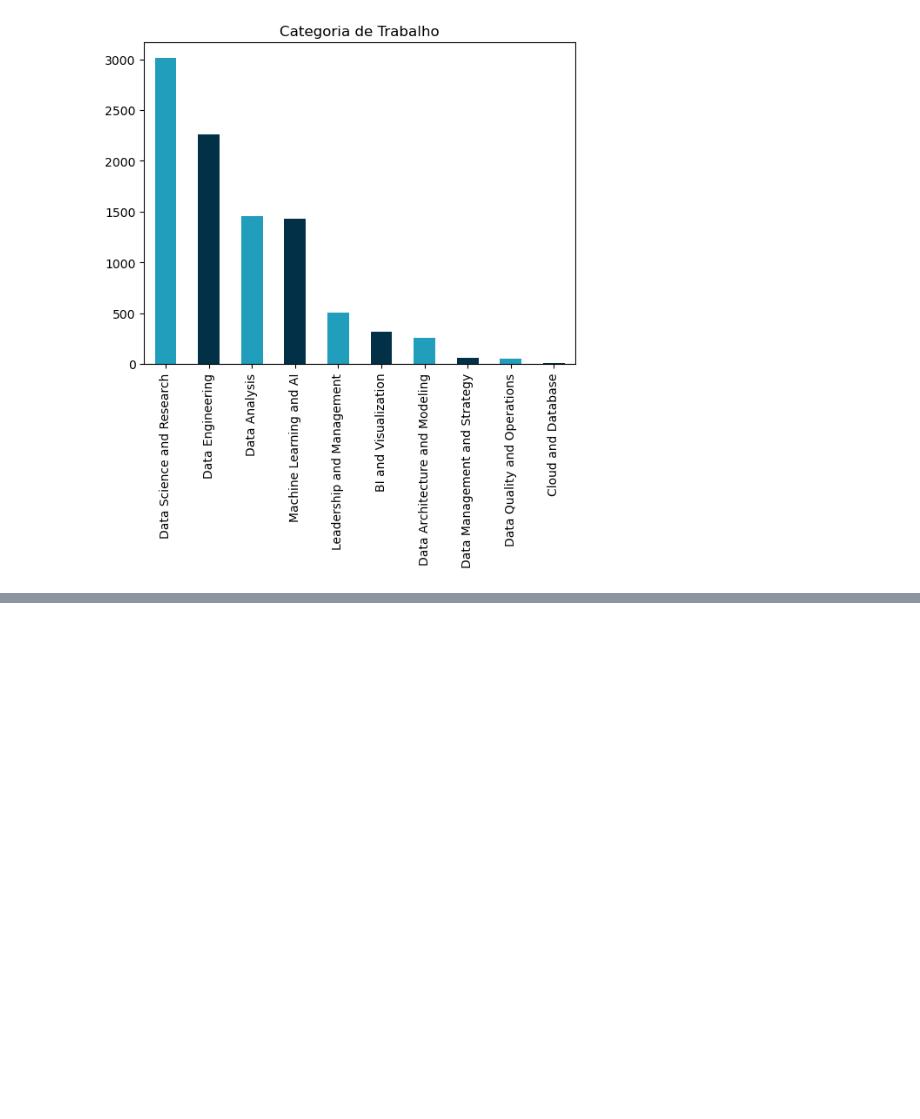
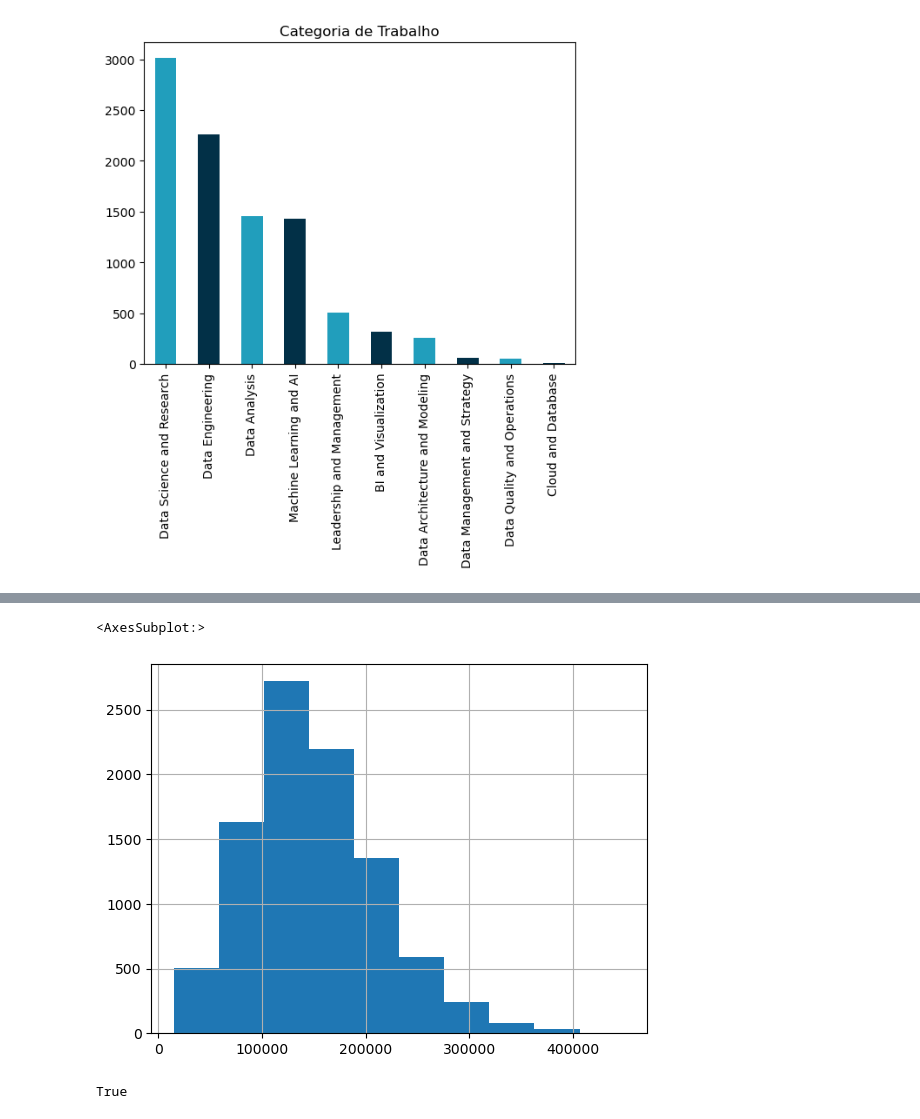
Before and after one commit to pedroohsilva/diferenca-salarial-analistas-e-cientistas-de-dados, a Jupyter notebook: Análise Exploratória de Dados/Análise Exploratória de Dados.ipynb, the cells around one changed output, grey strips where cells are left out. Drawn from its saved outputs; the diff is of its cells as text; code cells hidden in the pictures; blank space fills up the shorter version.

```diff
--- a/Análise Exploratória de Dados/Análise Exploratória de Dados.ipynb
+++ b/Análise Exploratória de Dados/Análise Exploratória de Dados.ipynb
@@ -210,0 +234,11 @@ df.job_category.value_counts().plot(kind='bar', title='Categoria de Trabalho', c
+# %%
+# Analisando a distribuição salarial em dólares (USD)
+df["salary_in_usd"].hist()
+# %% [output]
+<AxesSubplot:>
+[figure, added]
+# %%
+# Verificando linhas duplicadas
+df.duplicated().any()
+# %% [output]
+True
```
Also changed, not shown: parts of 3 cells of this notebook.
